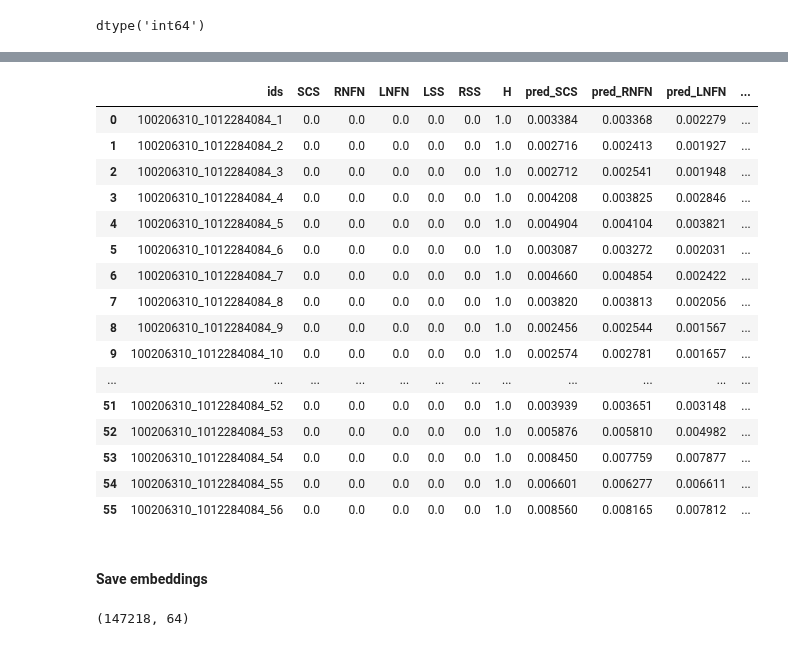
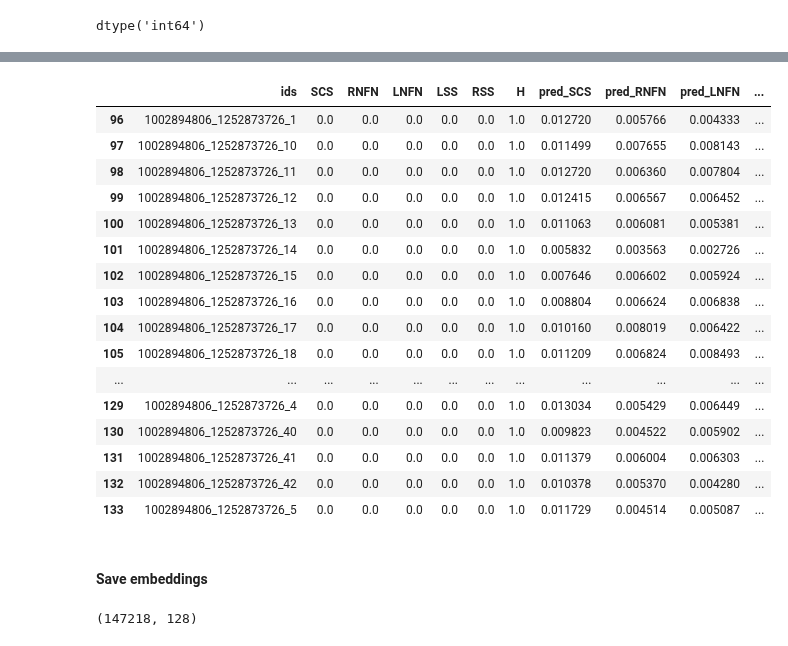
Before and after one commit to rosulucian/deep_learning_playground, a Jupyter notebook: kaggle/RSNA/inference-features.ipynb, the cells around one changed output, grey strips where cells are left out. Drawn from its saved outputs; the diff is of its cells as text; code cells hidden in the pictures.

Commit message:
update feature inference to 128 bottleneck

```diff
--- a/kaggle/RSNA/inference-features.ipynb
+++ b/kaggle/RSNA/inference-features.ipynb
@@ -92,7 +92,7 @@ class CFG:
     project = 'rsna-2'
     comment = 'all-labels'
 
-    ckpt_path = Path(r"E:\data\RSNA2024\results\ckpt\eca_nfnet_l0 5e-05 10 eps bottleneck\ep_03_loss_0.14918.ckpt")
+    ckpt_path = Path(r"E:\data\RSNA2024\results\ckpt\eca_nfnet_l0 5e-05 10 eps 128neck\ep_04_loss_0.17137.ckpt")
     embeds_path = Path(r"E:\data\RSNA2024\embeddings")
     stacked_path = Path(r"E:\data\RSNA2024\embeddings_stacked")
 
@@ -100,6 +100,7 @@ class CFG:
     model_name = 'eca_nfnet_l0' # 'resnet34', 'resnet200d', 'efficientnet_b1_pruned', 'efficientnetv2_m', efficientnet_b7
 
     image_size = 256
+    bottleneck_dim = 128
 
     ROOT_FOLDER = train_dir
     DEST_FOLDER = train_dir
@@ -478,7 +479,7 @@ class GeMModel(pl.LightningModule):
 
         out_indices = (3, 4)
 
-        self.bottleneck_dim = 64
+        self.bottleneck_dim = cfg.bottleneck_dim
 
         self.criterion = FocalLossBCE()
 
@@ -778,4 +786,4 @@ dtype('int64')
 # %%
-results = results.sort_values(by=['study_id', 'series_id', 'instance'], ascending=[True, True, True],ignore_index=True)
+# results = results.sort_values(by=['study_id', 'series_id', 'instance'], ascending=[True, True, True], ignore_index=True)
 
-results.shape
+# results.shape
@@ -784,23 +807,23 @@ results.shape
 # %%
-results[results['study_id'] == '100206310'].head(-40)
+results[results['study_id'] == '1002894806'].head(-40)
 # %% [output]
 |  | ids | SCS | RNFN | LNFN | LSS | RSS | H | pred_SCS | pred_RNFN | pred_LNFN | ... |
-| 0 | 100206310_1012284084_1 | 0.0 | 0.0 | 0.0 | 0.0 | 0.0 | 1.0 | 0.003384 | 0.003368 | 0.002279 | ... |
-| 1 | 100206310_1012284084_2 | 0.0 | 0.0 | 0.0 | 0.0 | 0.0 | 1.0 | 0.002716 | 0.002413 | 0.001927 | ... |
-| 2 | 100206310_1012284084_3 | 0.0 | 0.0 | 0.0 | 0.0 | 0.0 | 1.0 | 0.002712 | 0.002541 | 0.001948 | ... |
-| 3 | 100206310_1012284084_4 | 0.0 | 0.0 | 0.0 | 0.0 | 0.0 | 1.0 | 0.004208 | 0.003825 | 0.002846 | ... |
-| 4 | 100206310_1012284084_5 | 0.0 | 0.0 | 0.0 | 0.0 | 0.0 | 1.0 | 0.004904 | 0.004104 | 0.003821 | ... |
-| 5 | 100206310_1012284084_6 | 0.0 | 0.0 | 0.0 | 0.0 | 0.0 | 1.0 | 0.003087 | 0.003272 | 0.002031 | ... |
-| 6 | 100206310_1012284084_7 | 0.0 | 0.0 | 0.0 | 0.0 | 0.0 | 1.0 | 0.004660 | 0.004854 | 0.002422 | ... |
-| 7 | 100206310_1012284084_8 | 0.0 | 0.0 | 0.0 | 0.0 | 0.0 | 1.0 | 0.003820 | 0.003813 | 0.002056 | ... |
-| 8 | 100206310_1012284084_9 | 0.0 | 0.0 | 0.0 | 0.0 | 0.0 | 1.0 | 0.002456 | 0.002544 | 0.001567 | ... |
-| 9 | 100206310_1012284084_10 | 0.0 | 0.0 | 0.0 | 0.0 | 0.0 | 1.0 | 0.002574 | 0.002781 | 0.001657 | ... |
+| 96 | 1002894806_1252873726_1 | 0.0 | 0.0 | 0.0 | 0.0 | 0.0 | 1.0 | 0.012720 | 0.005766 | 0.004333 | ... |
+| 97 | 1002894806_1252873726_10 | 0.0 | 0.0 | 0.0 | 0.0 | 0.0 | 1.0 | 0.011499 | 0.007655 | 0.008143 | ... |
+| 98 | 1002894806_1252873726_11 | 0.0 | 0.0 | 0.0 | 0.0 | 0.0 | 1.0 | 0.012720 | 0.006360 | 0.007804 | ... |
+| 99 | 1002894806_1252873726_12 | 0.0 | 0.0 | 0.0 | 0.0 | 0.0 | 1.0 | 0.012415 | 0.006567 | 0.006452 | ... |
+| 100 | 1002894806_1252873726_13 | 0.0 | 0.0 | 0.0 | 0.0 | 0.0 | 1.0 | 0.011063 | 0.006081 | 0.005381 | ... |
+| 101 | 1002894806_1252873726_14 | 0.0 | 0.0 | 0.0 | 0.0 | 0.0 | 1.0 | 0.005832 | 0.003563 | 0.002726 | ... |
+| 102 | 1002894806_1252873726_15 | 0.0 | 0.0 | 0.0 | 0.0 | 0.0 | 1.0 | 0.007646 | 0.006602 | 0.005924 | ... |
+| 103 | 1002894806_1252873726_16 | 0.0 | 0.0 | 0.0 | 0.0 | 0.0 | 1.0 | 0.008804 | 0.006624 | 0.006838 | ... |
+| 104 | 1002894806_1252873726_17 | 0.0 | 0.0 | 0.0 | 0.0 | 0.0 | 1.0 | 0.010160 | 0.008019 | 0.006422 | ... |
+| 105 | 1002894806_1252873726_18 | 0.0 | 0.0 | 0.0 | 0.0 | 0.0 | 1.0 | 0.011209 | 0.006824 | 0.008493 | ... |
 | ... | ... | ... | ... | ... | ... | ... | ... | ... | ... | ... | ... |
-| 51 | 100206310_1012284084_52 | 0.0 | 0.0 | 0.0 | 0.0 | 0.0 | 1.0 | 0.003939 | 0.003651 | 0.003148 | ... |
-| 52 | 100206310_1012284084_53 | 0.0 | 0.0 | 0.0 | 0.0 | 0.0 | 1.0 | 0.005876 | 0.005810 | 0.004982 | ... |
-| 53 | 100206310_1012284084_54 | 0.0 | 0.0 | 0.0 | 0.0 | 0.0 | 1.0 | 0.008450 | 0.007759 | 0.007877 | ... |
-| 54 | 100206310_1012284084_55 | 0.0 | 0.0 | 0.0 | 0.0 | 0.0 | 1.0 | 0.006601 | 0.006277 | 0.006611 | ... |
-| 55 | 100206310_1012284084_56 | 0.0 | 0.0 | 0.0 | 0.0 | 0.0 | 1.0 | 0.008560 | 0.008165 | 0.007812 | ... |
+| 129 | 1002894806_1252873726_4 | 0.0 | 0.0 | 0.0 | 0.0 | 0.0 | 1.0 | 0.013034 | 0.005429 | 0.006449 | ... |
+| 130 | 1002894806_1252873726_40 | 0.0 | 0.0 | 0.0 | 0.0 | 0.0 | 1.0 | 0.009823 | 0.004522 | 0.005902 | ... |
+| 131 | 1002894806_1252873726_41 | 0.0 | 0.0 | 0.0 | 0.0 | 0.0 | 1.0 | 0.011379 | 0.006004 | 0.006303 | ... |
+| 132 | 1002894806_1252873726_42 | 0.0 | 0.0 | 0.0 | 0.0 | 0.0 | 1.0 | 0.010378 | 0.005370 | 0.004280 | ... |
+| 133 | 1002894806_1252873726_5 | 0.0 | 0.0 | 0.0 | 0.0 | 0.0 | 1.0 | 0.011729 | 0.004514 | 0.005087 | ... |
 # %%
 results.to_csv(CFG.DEST_FOLDER / 'predictions.csv', index=False)
 # %% [markdown]
@@ -809,4 +832,4 @@ results.to_csv(CFG.DEST_FOLDER / 'predictions.csv', index=False)
 stacked = np.vstack(preds)
 stacked.shape
 # %% [output]
-(147218, 64)
+(147218, 128)
```
Also changed, not shown: parts of 15 cells of this notebook, 1 other file.
